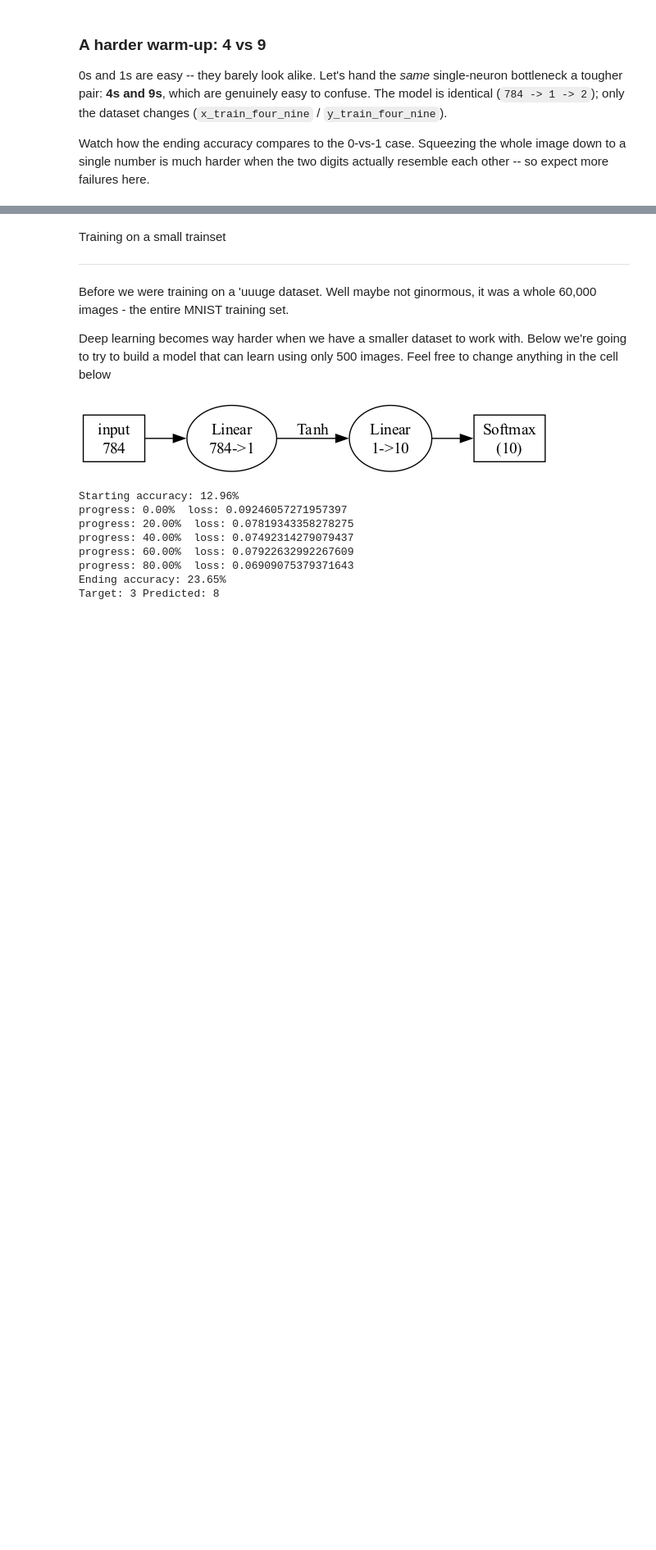
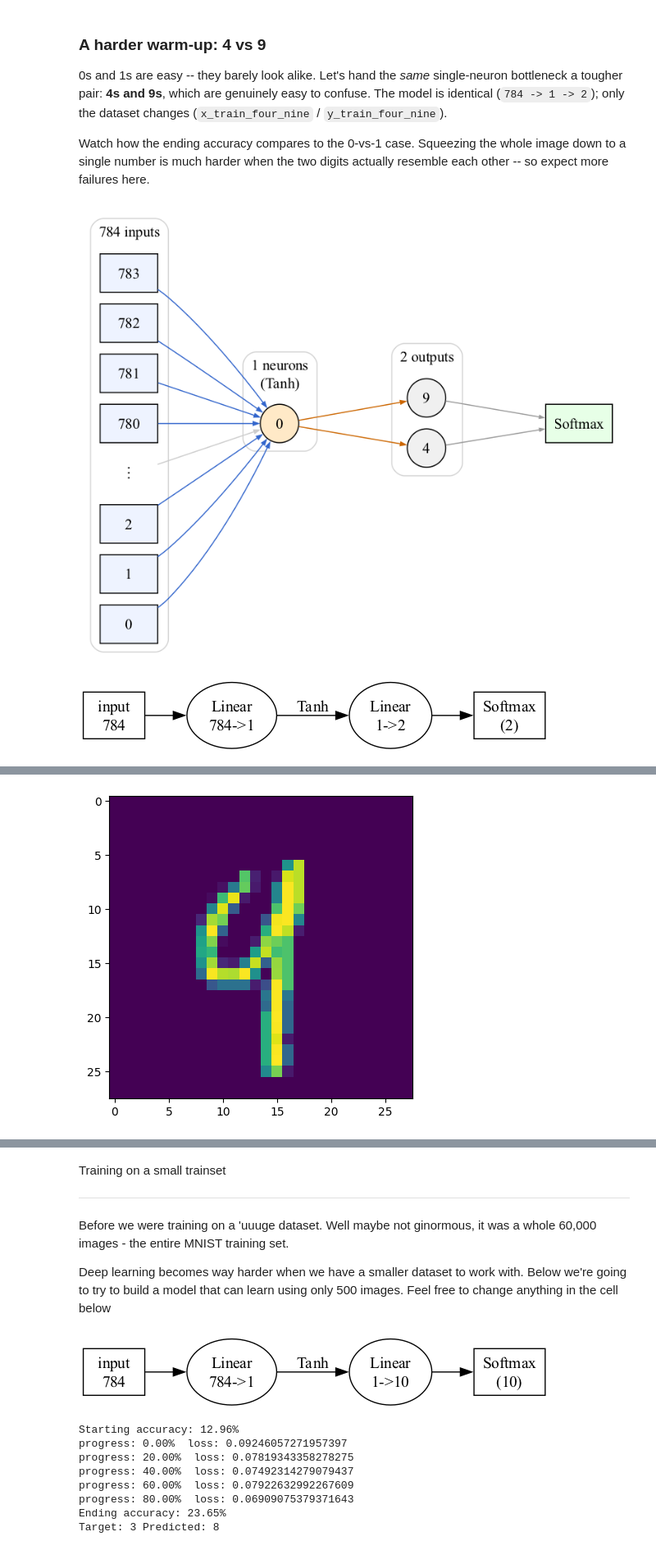
Before and after one commit to traviswheeler/CompBioAsia, a Jupyter notebook: CompBioAsia_MNIST.ipynb, the cells around one changed output, grey strips where cells are left out. Shown at 82% size. Drawn from its saved outputs; the diff is of its cells as text; code cells hidden in the pictures; blank space fills up the shorter version.

```diff
--- a/CompBioAsia_MNIST.ipynb
+++ b/CompBioAsia_MNIST.ipynb
@@ -354,30 +374,33 @@ Watch how the ending accuracy compares to the 0-vs-1 case. Squeezing the whole i
 # %%
 batch_size = 32
 steps = 5000
 learning_rate = 0.001
 loss_function = nn.MSELoss()
 checkin = int(steps / 5)
 
 # Same 784 -> 1 bottleneck, now telling 4s from 9s (a much harder pair than 0 vs 1)
 model = nn.Sequential(nn.Flatten(),
                       nn.Linear(28*28, 1),
                       nn.Tanh(),
                       nn.Linear(1, 2),
                       nn.Softmax(dim=-1))
 
 # Picture the network
-draw_funnel(model)
+draw_funnel(model, out_labels=[4, 9])
 draw_model(model)
 
 acc = test_accuracy(x_test_four_nine, y_test_four_nine, model)
 print("Starting accuracy: {:.2%}".format(acc))
 
 train_with_data(x_train_four_nine, y_train_four_nine,
                 model, batch_size, steps,
                 learning_rate, loss_function, checkin=checkin)
 
 acc = test_accuracy(x_test_four_nine, y_test_four_nine, model)
 print("Ending accuracy: {:.2%}".format(acc))
 
 # Show a random failure or two
-_ = test_accuracy(x_test_four_nine, y_test_four_nine, model, show_failures=1)
+_ = test_accuracy(x_test_four_nine, y_test_four_nine, model, show_failures=1, class_labels=[4, 9])
+# %% [output]
+[figure, added]
+[figure, added]
@@ -384 +415,2 @@ _ = test_accuracy(x_test_four_nine, y_test_four_nine, model, show_failures=1)
+[figure, added]
 # %% [markdown]
```
Also changed, not shown: parts of 6 cells of this notebook, 1 other file.
